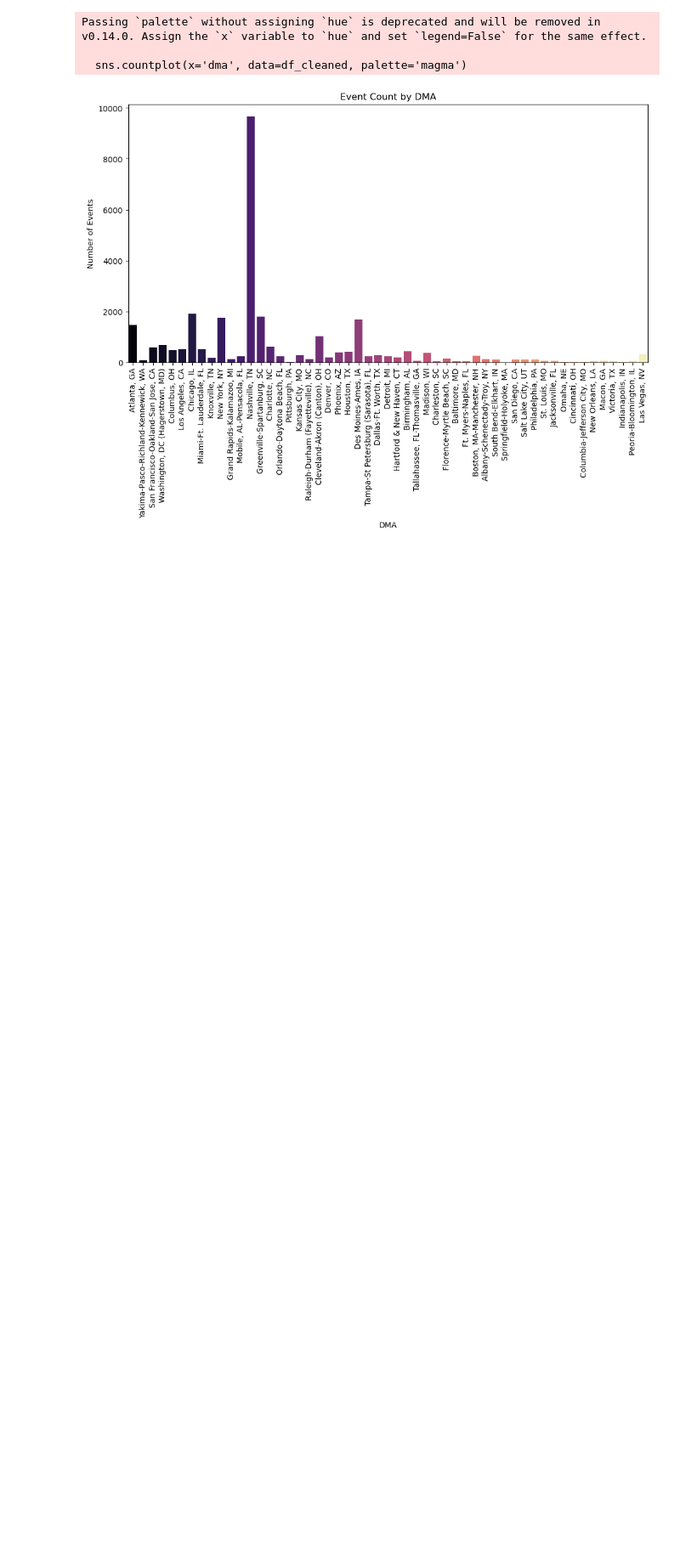
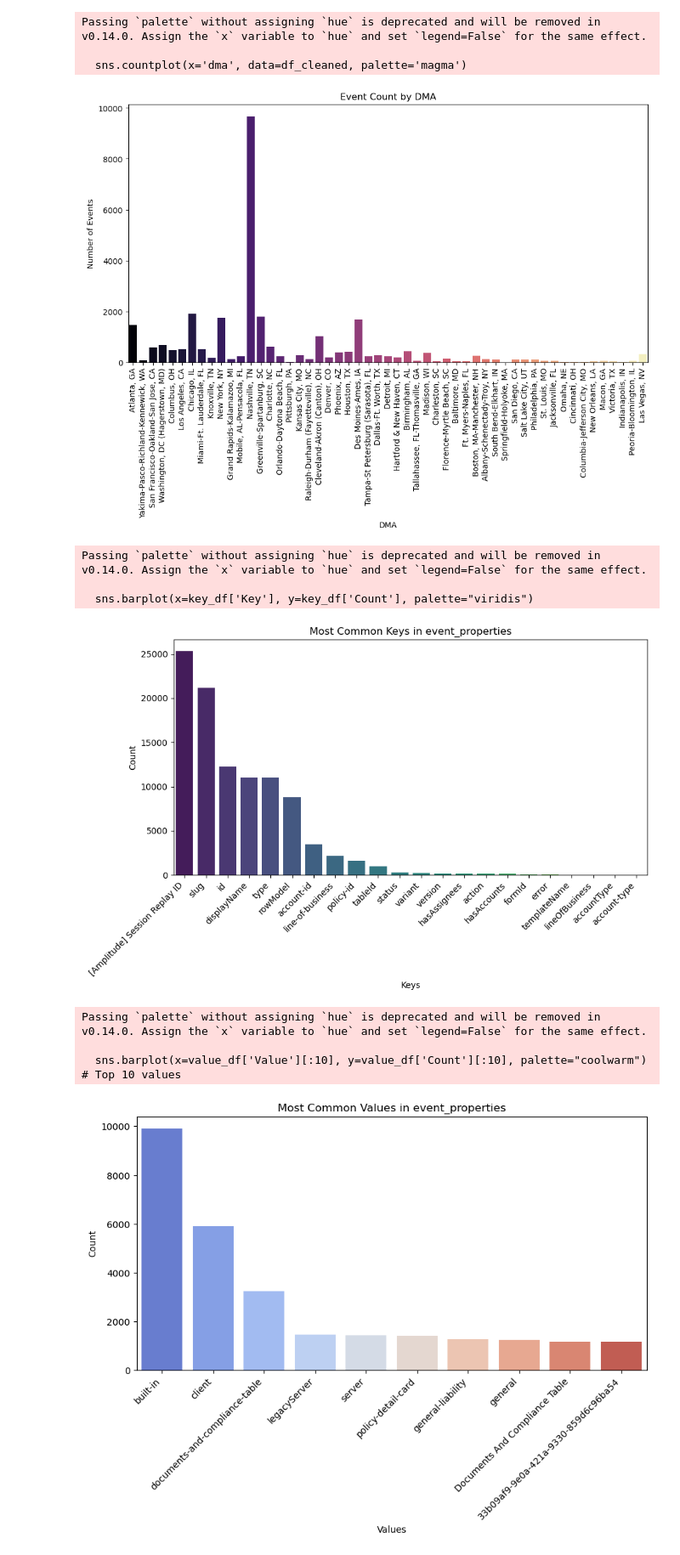
Before and after one commit to nyra-rodrigues/Federato-RiskOps-Platform-Optimization-Challenge, a Jupyter notebook: eda_misc.ipynb, the cells around one changed output. Shown at 85% size. Cells and saved outputs as stored; diff of their text form; code cells hidden in the pictures; blank space fills up the shorter version.

```diff
--- a/eda_misc.ipynb
+++ b/eda_misc.ipynb
@@ -503,3 +489,73 @@ Passing `palette` without assigning `hue` is deprecated and will be removed in v
 
   sns.countplot(x='dma', data=df_cleaned, palette='magma')
 [figure]
+# %%
+import pandas as pd    #useless and you can delete
+import json
+import matplotlib.pyplot as plt
+import seaborn as sns
+from collections import Counter
+
+
+df = pd.read_csv('1_csv/amplitude_export_chunk_1_anonymized_subchunk_0_100000.csv')
+
+# Convert event_properties to dictionary if it's stored as a string
+def parse_event_properties(value):
+    try:
+        return json.loads(value.replace("'", '"')) if isinstance(value, str) else value
+    except json.JSONDecodeError:
+        return {}
+
+df['event_properties'] = df['event_properties'].apply(parse_event_properties)
+
+
+# Flatten event_properties and count occurrences of keys
+all_keys = []
+all_values = []
+
+for props in df['event_properties']:
+    if isinstance(props, dict):
+        all_keys.extend(props.keys())
+        all_values.extend(props.values())
+
+# Count occurrences of keys
+key_counts = Counter(all_keys)
+value_counts = Counter(all_values)
+
+# Convert counts to DataFrame for visualization
+key_df = pd.DataFrame(key_counts.items(), columns=['Key', 'Count']).sort_values(by='Count', ascending=False)
+value_df = pd.DataFrame(value_counts.items(), columns=['Value', 'Count']).sort_values(by='Count', ascending=False)
+
+# Plot most common keys
+plt.figure(figsize=(10, 5))
+sns.barplot(x=key_df['Key'], y=key_df['Count'], palette="viridis")
+plt.xticks(rotation=45, ha='right')
+plt.title("Most Common Keys in event_properties")
+plt.xlabel("Keys")
+plt.ylabel("Count")
+plt.show()
+
+# Plot most common values
+plt.figure(figsize=(10, 5))
+sns.barplot(x=value_df['Value'][:10], y=value_df['Count'][:10], palette="coolwarm")  # Top 10 values
+plt.xticks(rotation=45, ha='right')
+plt.title("Most Common Values in event_properties")
+plt.xlabel("Values")
+plt.ylabel("Count")
+plt.show()
+
+# Print key statistics
+print("\nTop 10 Most Common Keys:")
+print(key_df.head(10))
+
+print("\nTop 10 Most Common Values:")
+print(value_df.head(10))
+# %% [output]
+Passing `palette` without assigning `hue` is deprecated and will be removed in v0.14.0. Assign the `x` variable to `hue` and set `legend=False` for the same effect.
+
+  sns.barplot(x=key_df['Key'], y=key_df['Count'], palette="viridis")
+[figure, added]
+Passing `palette` without assigning `hue` is deprecated and will be removed in v0.14.0. Assign the `x` variable to `hue` and set `legend=False` for the same effect.
+
+  sns.barplot(x=value_df['Value'][:10], y=value_df['Count'][:10], palette="coolwarm")  # Top 10 values
+[figure, added]
```
Also changed, not shown: parts of 9 cells of this notebook.
